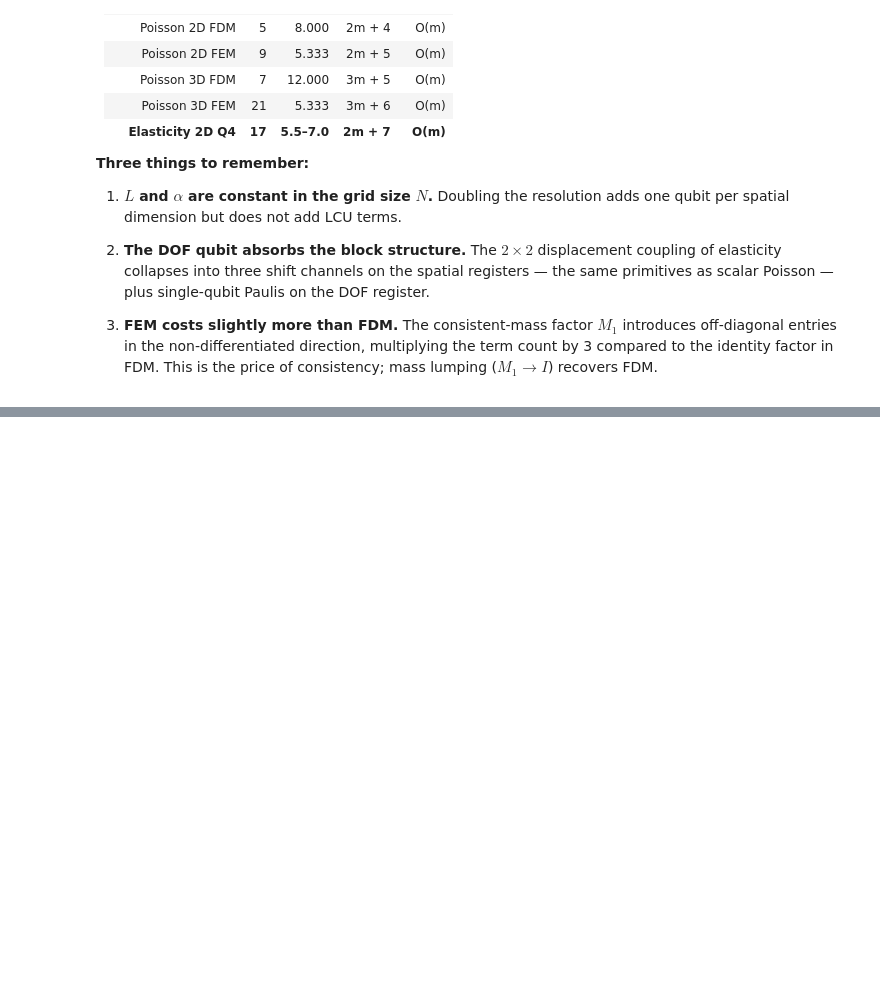
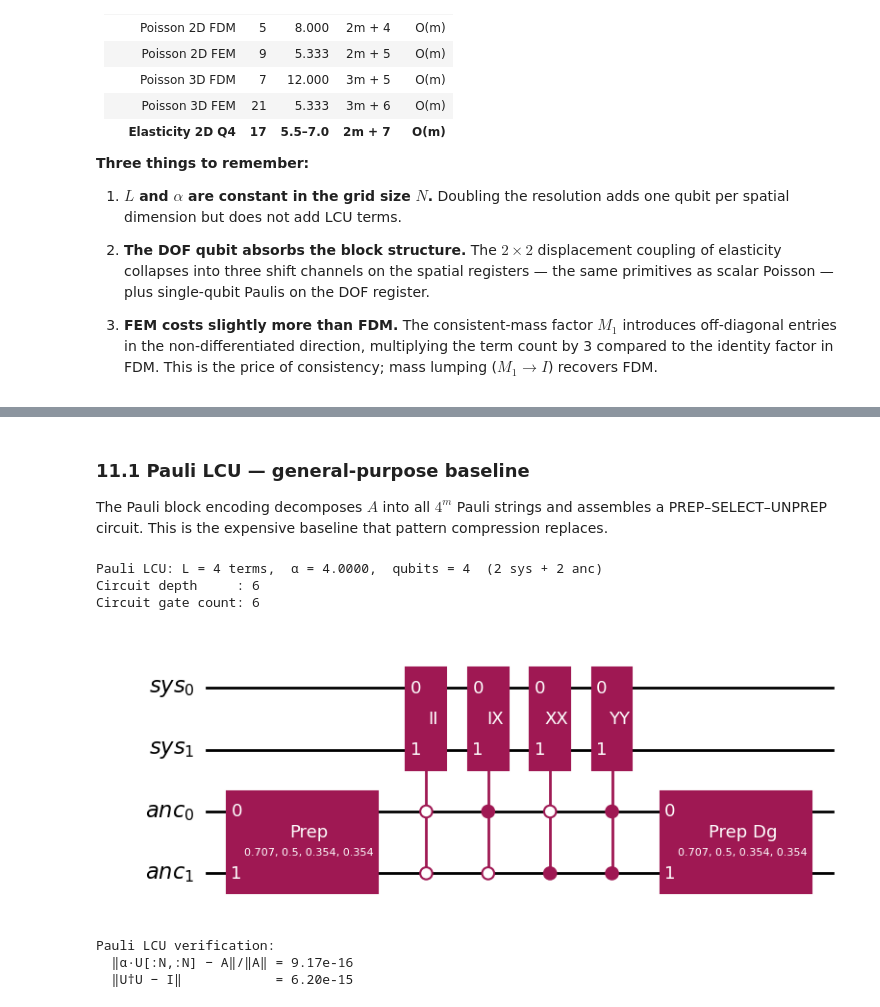
Before and after one commit to UW-ERSL/PyBlockEncode, a Jupyter notebook: BlockEncoding_Tutorial.ipynb, the cells around one changed output, grey strips where cells are left out. Cells and saved outputs as stored; diff of their text form; code cells hidden in the pictures; blank space fills up the shorter version.

Commit message:
Added circuit code and fully tested.

```diff
--- a/BlockEncoding_Tutorial.ipynb
+++ b/BlockEncoding_Tutorial.ipynb
@@ -646,0 +855,37 @@ print("\nAll L and α values are independent of m — confirmed.")
+# %% [markdown]
+### 11.1  Pauli LCU — general-purpose baseline
+
+The Pauli block encoding decomposes $A$ into all $4^m$ Pauli strings
+and assembles a PREP–SELECT–UNPREP circuit.  This is the expensive
+baseline that pattern compression replaces.
+# %%
+# Small 4×4 matrix so the circuit stays drawable
+A_small = np.array([
+    [2, -1,  0,  0],
+    [-1, 2, -1,  0],
+    [0, -1,  2, -1],
+    [0,  0, -1,  2],
+], dtype=float)
+
+pbe = PauliBlockEncoding(A_small)
+print(f"Pauli LCU: L = {pbe.num_terms} terms,  α = {pbe.alpha:.4f},  "
+      f"qubits = {pbe.num_qubits}  ({pbe.num_system} sys + {pbe.num_ancilla} anc)")
+
+qc_pauli = pbe.circuit()
+print(f"Circuit depth     : {qc_pauli.depth()}")
+print(f"Circuit gate count: {sum(qc_pauli.count_ops().values())}")
+qc_pauli.draw('mpl')
+# %% [output]
+Pauli LCU: L = 4 terms,  α = 4.0000,  qubits = 4  (2 sys + 2 anc)
+Circuit depth     : 6
+Circuit gate count: 6
+[figure, added]
+# %%
+r = pbe.verify()
+print("Pauli LCU verification:")
+print(f"  ‖α·U[:N,:N] − A‖/‖A‖ = {r['block_encoding_rel_err']:.2e}")
+print(f"  ‖U†U − I‖            = {r['unitarity_err']:.2e}")
+# %% [output]
+Pauli LCU verification:
+  ‖α·U[:N,:N] − A‖/‖A‖ = 9.17e-16
+  ‖U†U − I‖            = 6.20e-15
```
Also changed, not shown: parts of 36 cells of this notebook, 1 other file.
